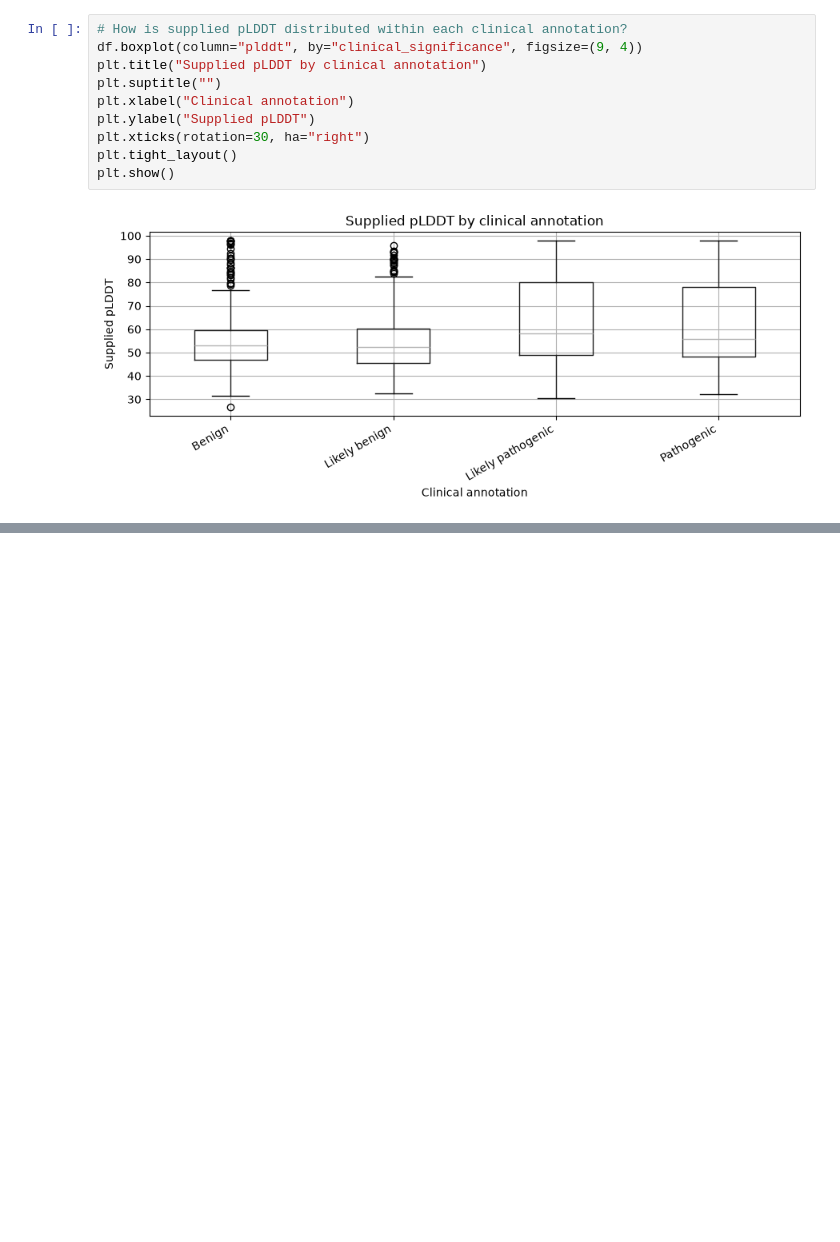
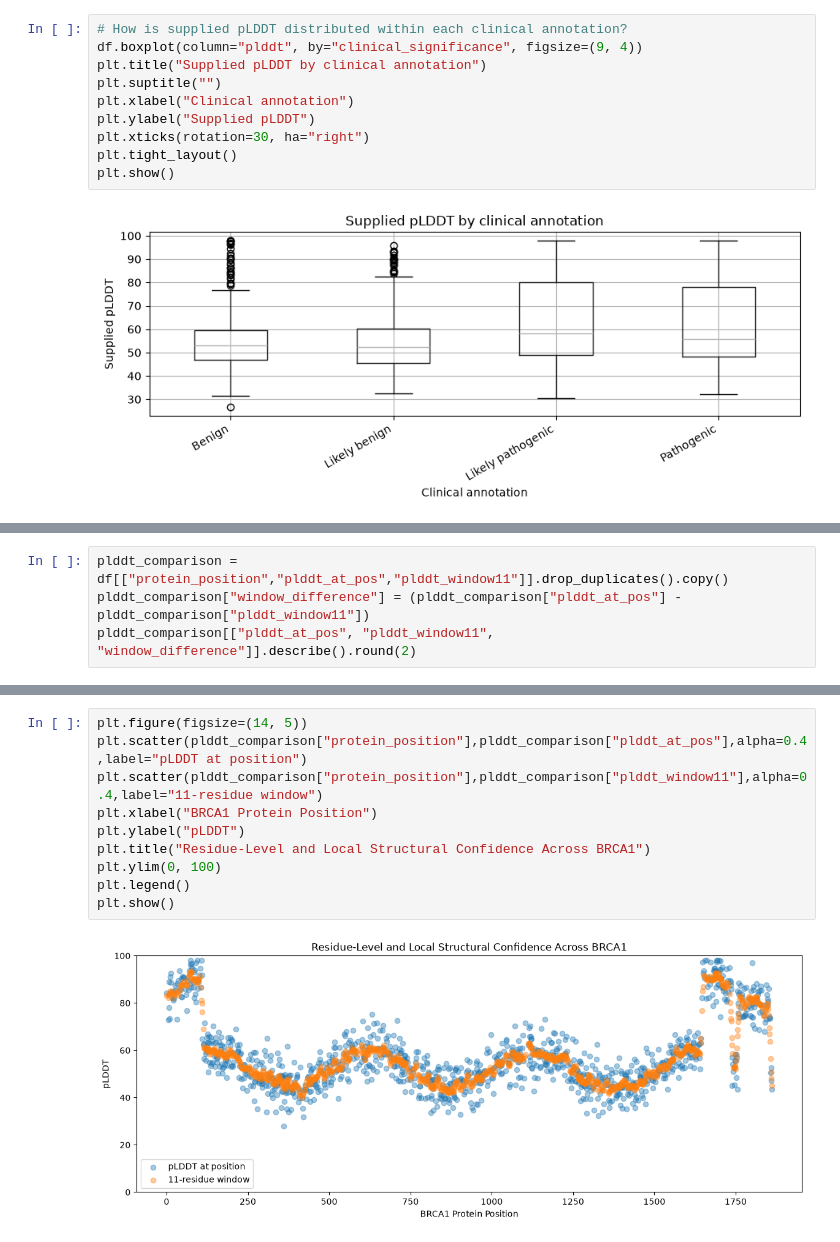
Before and after one commit to mohit-kukrejaa/brca1-risk-prediction, a Jupyter notebook: notebooks/data_analysis.ipynb, the cells around one changed output, grey strips where cells are left out. Drawn from its saved outputs; the diff is of its cells as text; blank space fills up the shorter version.

```diff
--- a/notebooks/data_analysis.ipynb
+++ b/notebooks/data_analysis.ipynb
@@ -306,0 +685,4 @@ plt.show()
+# %%
+plddt_comparison = df[["protein_position","plddt_at_pos","plddt_window11"]].drop_duplicates().copy()
+plddt_comparison["window_difference"] = (plddt_comparison["plddt_at_pos"] - plddt_comparison["plddt_window11"])
+plddt_comparison[["plddt_at_pos", "plddt_window11", "window_difference"]].describe().round(2)
@@ -306,0 +699,12 @@ plt.show()
+# %%
+plt.figure(figsize=(14, 5))
+plt.scatter(plddt_comparison["protein_position"],plddt_comparison["plddt_at_pos"],alpha=0.4,label="pLDDT at position")
+plt.scatter(plddt_comparison["protein_position"],plddt_comparison["plddt_window11"],alpha=0.4,label="11-residue window")
+plt.xlabel("BRCA1 Protein Position")
+plt.ylabel("pLDDT")
+plt.title("Residue-Level and Local Structural Confidence Across BRCA1")
+plt.ylim(0, 100)
+plt.legend()
+plt.show()
+# %% [output]
+[figure, added]
```
Also changed, not shown: parts of 70 cells of this notebook.
